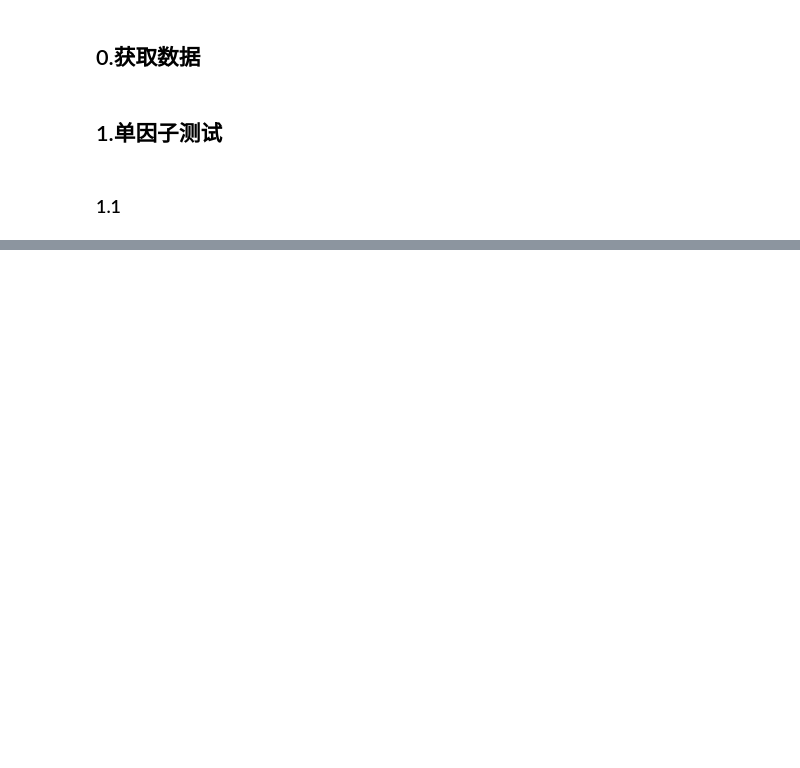
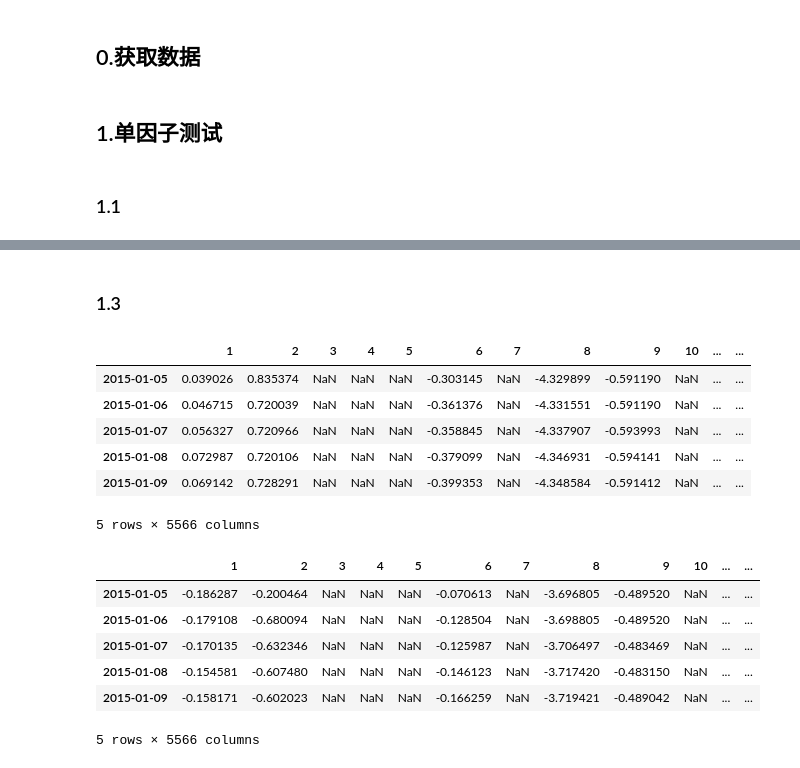
Before and after one commit to alaiazz/t1derivative, a Jupyter notebook: tasks_test.ipynb, the cells around one changed output, grey strips where cells are left out. Cells and saved outputs as stored; diff of their text form; code cells hidden in the pictures; blank space fills up the shorter version.

```diff
--- a/tasks_test.ipynb
+++ b/tasks_test.ipynb
@@ -62,0 +95,20 @@ display(factor26.eval_combined(test1))
+# %% [markdown]
+### 1.3
+# %%
+display(t1.neutralize_factors(F7_26,S_DQ_MV,'F7_26',output = False).head(5))
+display(t1.neutralize_factors(F7_27,S_DQ_MV,'F7_27',output = False).head(5))
+# %% [output]
+|  | 1 | 2 | 3 | 4 | 5 | 6 | 7 | 8 | 9 | 10 | ... | ... |
+| 2015-01-05 | 0.039026 | 0.835374 | NaN | NaN | NaN | -0.303145 | NaN | -4.329899 | -0.591190 | NaN | ... | ... |
+| 2015-01-06 | 0.046715 | 0.720039 | NaN | NaN | NaN | -0.361376 | NaN | -4.331551 | -0.591190 | NaN | ... | ... |
+| 2015-01-07 | 0.056327 | 0.720966 | NaN | NaN | NaN | -0.358845 | NaN | -4.337907 | -0.593993 | NaN | ... | ... |
+| 2015-01-08 | 0.072987 | 0.720106 | NaN | NaN | NaN | -0.379099 | NaN | -4.346931 | -0.594141 | NaN | ... | ... |
+| 2015-01-09 | 0.069142 | 0.728291 | NaN | NaN | NaN | -0.399353 | NaN | -4.348584 | -0.591412 | NaN | ... | ... |
+5 rows × 5566 columns
+|  | 1 | 2 | 3 | 4 | 5 | 6 | 7 | 8 | 9 | 10 | ... | ... |
+| 2015-01-05 | -0.186287 | -0.200464 | NaN | NaN | NaN | -0.070613 | NaN | -3.696805 | -0.489520 | NaN | ... | ... |
+| 2015-01-06 | -0.179108 | -0.680094 | NaN | NaN | NaN | -0.128504 | NaN | -3.698805 | -0.489520 | NaN | ... | ... |
+| 2015-01-07 | -0.170135 | -0.632346 | NaN | NaN | NaN | -0.125987 | NaN | -3.706497 | -0.483469 | NaN | ... | ... |
+| 2015-01-08 | -0.154581 | -0.607480 | NaN | NaN | NaN | -0.146123 | NaN | -3.717420 | -0.483150 | NaN | ... | ... |
+| 2015-01-09 | -0.158171 | -0.602023 | NaN | NaN | NaN | -0.166259 | NaN | -3.719421 | -0.489042 | NaN | ... | ... |
+5 rows × 5566 columns
```
Also changed, not shown: parts of 29 cells of this notebook, 5 other files.
